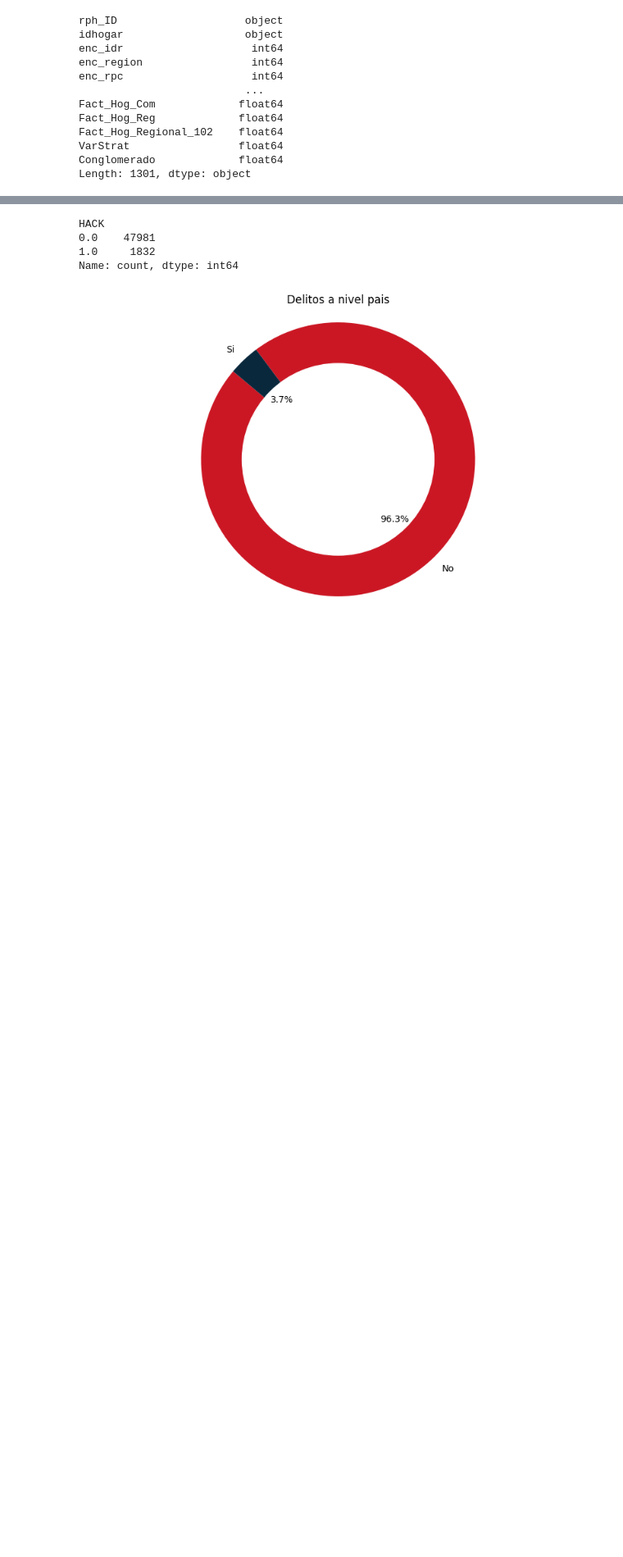
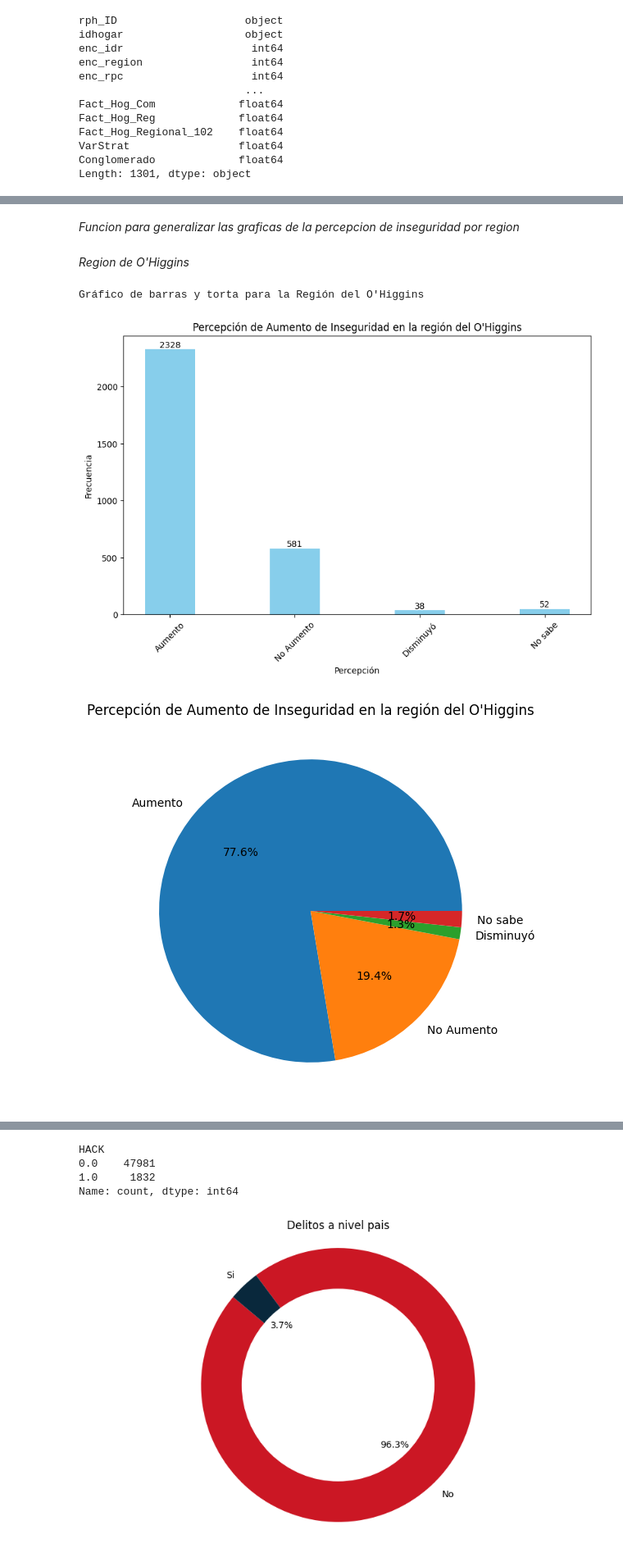
Before and after one commit to TheAmazingLife/analisis-de-datos-proyecto-semestral, a Jupyter notebook: entrega 2/variables.ipynb, the cells around one changed output, grey strips where cells are left out. Shown at 82% size. Saved outputs shown, nothing was run; the diff lists cells and outputs as text; code cells hidden in the pictures; blank space fills up the shorter version.

Commit message:
modificaciones varias

```diff
--- a/entrega 2/variables.ipynb
+++ b/entrega 2/variables.ipynb
@@ -109,0 +213,33 @@ plt.show()
+# %% [markdown]
+*Funcion para generalizar las graficas de la percepcion de inseguridad por region*
+# %%
+def graficar_percepcion_region(df, codigo_region, variable='P_AUMENTO_COM', nombre_region=""):
+    # Filtrar región
+    region = df.loc[df["enc_region"] == codigo_region, variable].copy()
+    region.fillna(99, inplace=True)
+
+    # Contar y ordenar
+    conteo = region.value_counts().sort_index()
+
+    etiquetas = ["Aumento", "No Aumento", "Disminuyó", "No sabe", "No responde"]
+    titulo = f"Percepción de Aumento de Inseguridad en la región del {nombre_region}"
+    etiqueta_x = "Percepción"
+    etiqueta_y = "Frecuencia"
+
+    # Gráfico de barras
+    print(f"\nGráfico de barras y torta para la Región del {nombre_region}")
+    bar_plot(conteo.values[:4], etiquetas[:4], titulo, etiqueta_x, etiqueta_y)
+
+    # Gráfico de torta
+    plt.figure(figsize=(10, 6))
+    plt.pie(conteo.values[:4], labels=etiquetas[:4], autopct='%1.1f%%')
+    plt.title(titulo)
+    plt.show()
+# %% [markdown]
+*Region de O'Higgins*
+# %%
+graficar_percepcion_region(df_enusc, 6, variable="P_AUMENTO_COM", nombre_region="O'Higgins")
+# %% [output]
+Gráfico de barras y torta para la Región del O'Higgins
+[figure, added]
+[figure, added]
```
Also changed, not shown: parts of 56 cells of this notebook.
